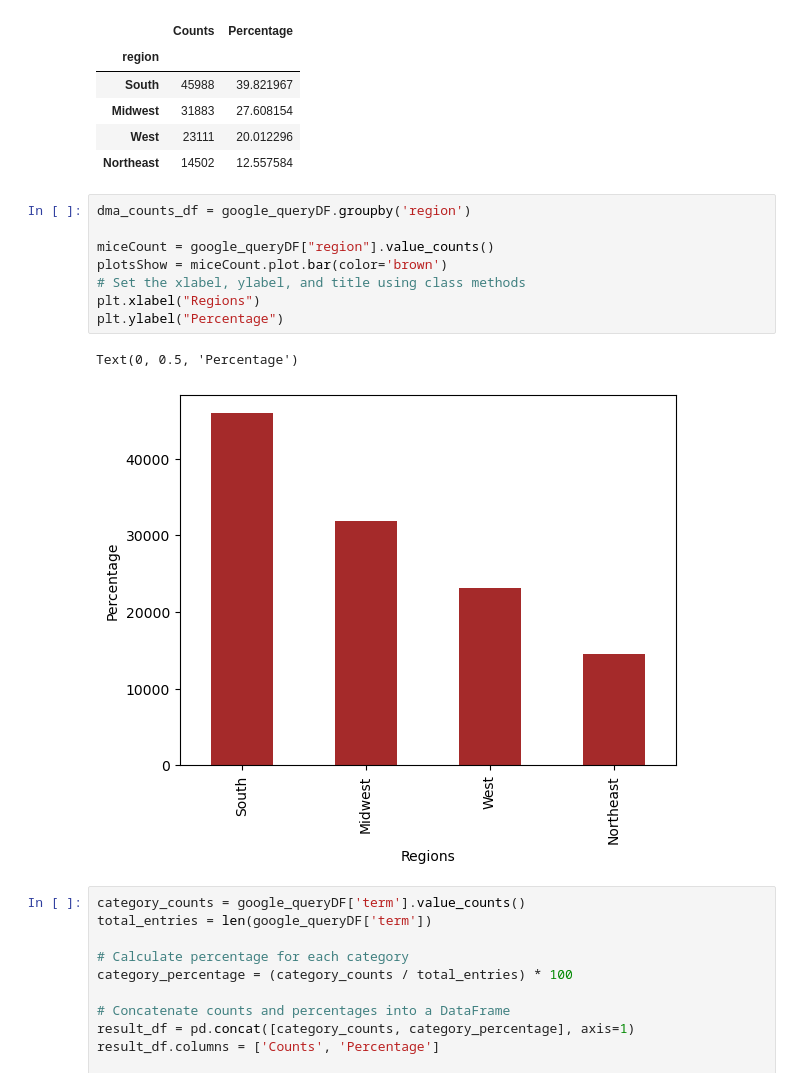
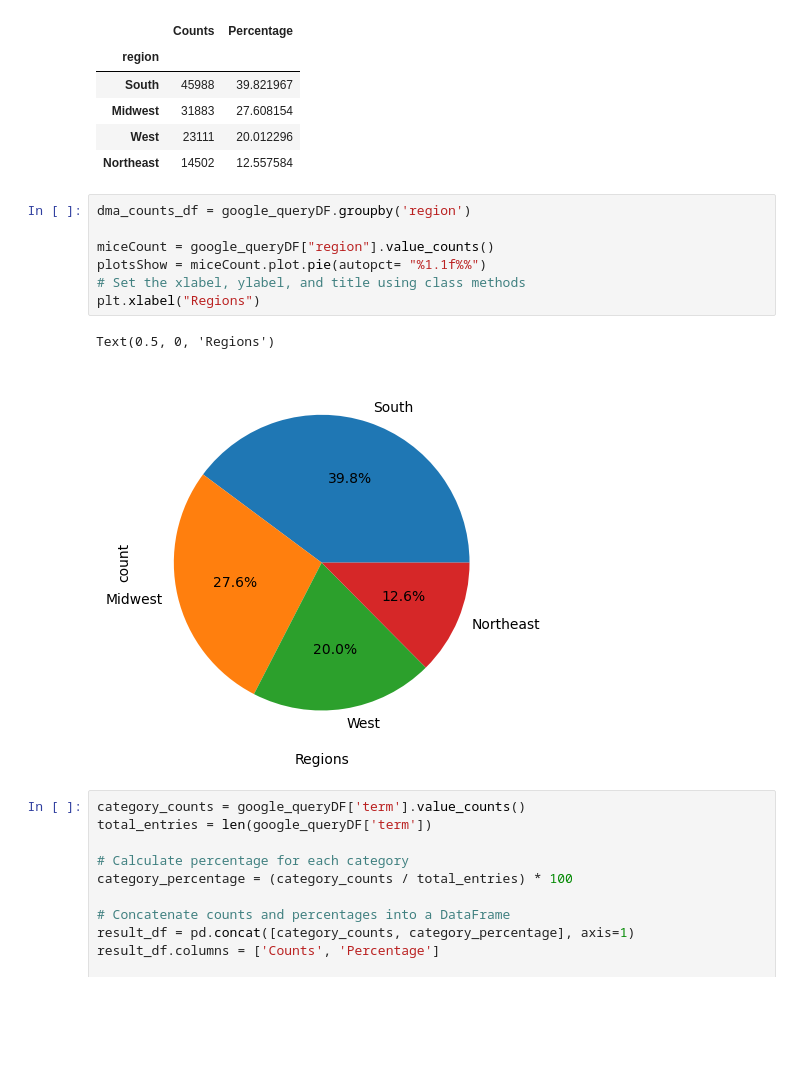
Before and after one commit to thaychansy/ucb-data-analytics-project1-group5, a Jupyter notebook: google_bi_query_lt_lg.ipynb, the cells around one changed output. Drawn from its saved outputs; the diff is of its cells as text; blank space fills up the shorter version.

```diff
--- a/google_bi_query_lt_lg.ipynb
+++ b/google_bi_query_lt_lg.ipynb
@@ -96,14 +98,13 @@ result_df
 # %%
 dma_counts_df = google_queryDF.groupby('region')
 
 miceCount = google_queryDF["region"].value_counts()
-plotsShow = miceCount.plot.bar(color='brown')
+plotsShow = miceCount.plot.pie(autopct= "%1.1f%%")
 # Set the xlabel, ylabel, and title using class methods
 plt.xlabel("Regions")
-plt.ylabel("Percentage")
 # %% [output]
-Text(0, 0.5, 'Percentage')
+Text(0.5, 0, 'Regions')
-[figure, old version]
+[figure, new version]
 # %%
 category_counts = google_queryDF['term'].value_counts()
 total_entries = len(google_queryDF['term'])
```
Also changed, not shown: parts of 9 cells of this notebook.
